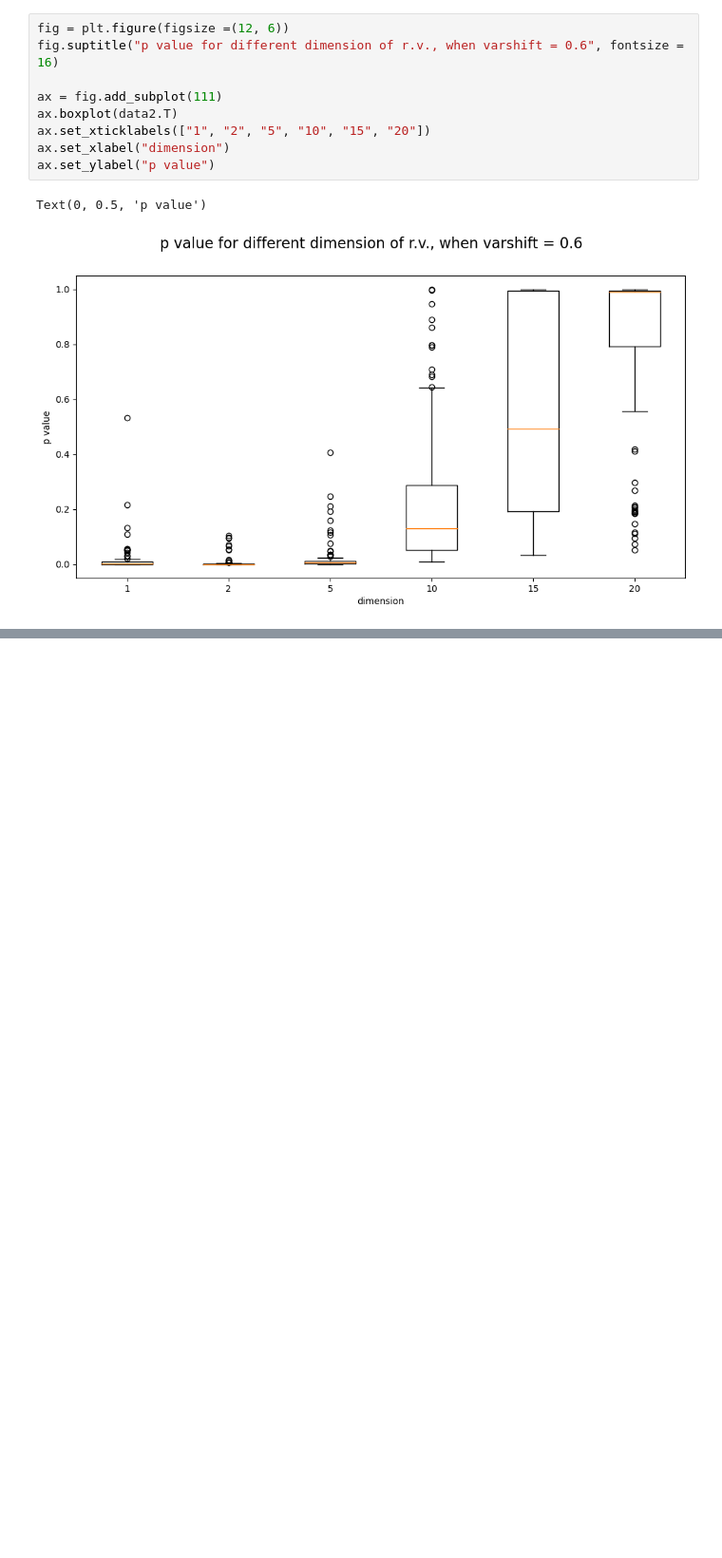
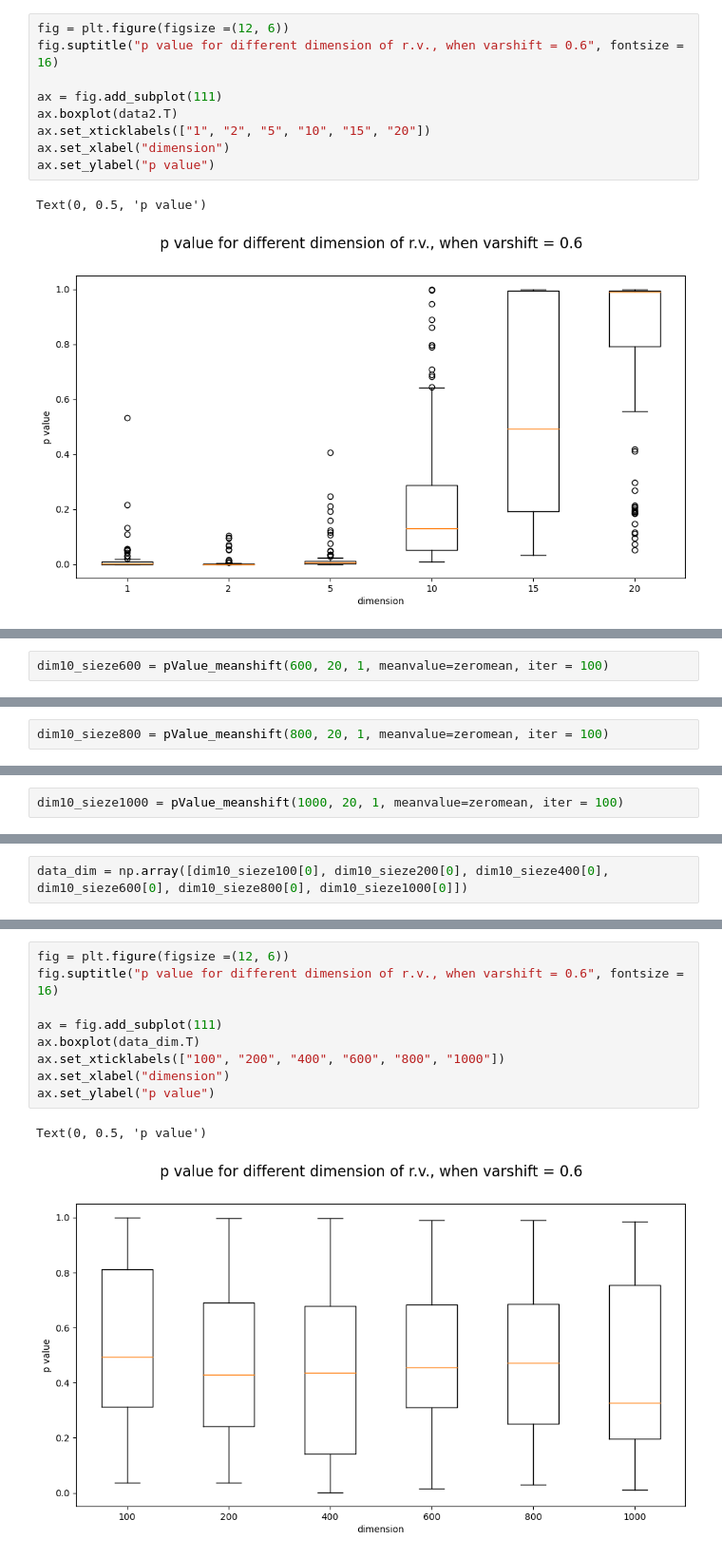
Before and after one commit to RuiziWu/M4Rproject, a Jupyter notebook: KSD2D_301022.ipynb, the cells around one changed output, grey strips where cells are left out. Shown: that part at 95% size. Cells and saved outputs as stored; diff of their text form; blank space fills up the shorter version.

```diff
--- a/KSD2D_301022.ipynb
+++ b/KSD2D_301022.ipynb
@@ -415,0 +456,2 @@ Text(0, 0.5, 'p value')
+# %%
+dim10_sieze600 = pValue_meanshift(600, 20, 1, meanvalue=zeromean, iter = 100)
@@ -415,0 +460,2 @@ Text(0, 0.5, 'p value')
+# %%
+dim10_sieze800 = pValue_meanshift(800, 20, 1, meanvalue=zeromean, iter = 100)
@@ -415,0 +464,2 @@ Text(0, 0.5, 'p value')
+# %%
+dim10_sieze1000 = pValue_meanshift(1000, 20, 1, meanvalue=zeromean, iter = 100)
@@ -415,0 +468,2 @@ Text(0, 0.5, 'p value')
+# %%
+data_dim = np.array([dim10_sieze100[0], dim10_sieze200[0], dim10_sieze400[0], dim10_sieze600[0], dim10_sieze800[0], dim10_sieze1000[0]])
@@ -415,0 +479,12 @@ Text(0, 0.5, 'p value')
+# %%
+fig = plt.figure(figsize =(12, 6))
+fig.suptitle("p value for different dimension of r.v., when varshift = 0.6", fontsize = 16)
+
+ax = fig.add_subplot(111)
+ax.boxplot(data_dim.T)
+ax.set_xticklabels(["100", "200", "400", "600", "800", "1000"])
+ax.set_xlabel("dimension")
+ax.set_ylabel("p value")
+# %% [output]
+Text(0, 0.5, 'p value')
+[figure, added]
```
Also changed, not shown: parts of 18 cells of this notebook.
